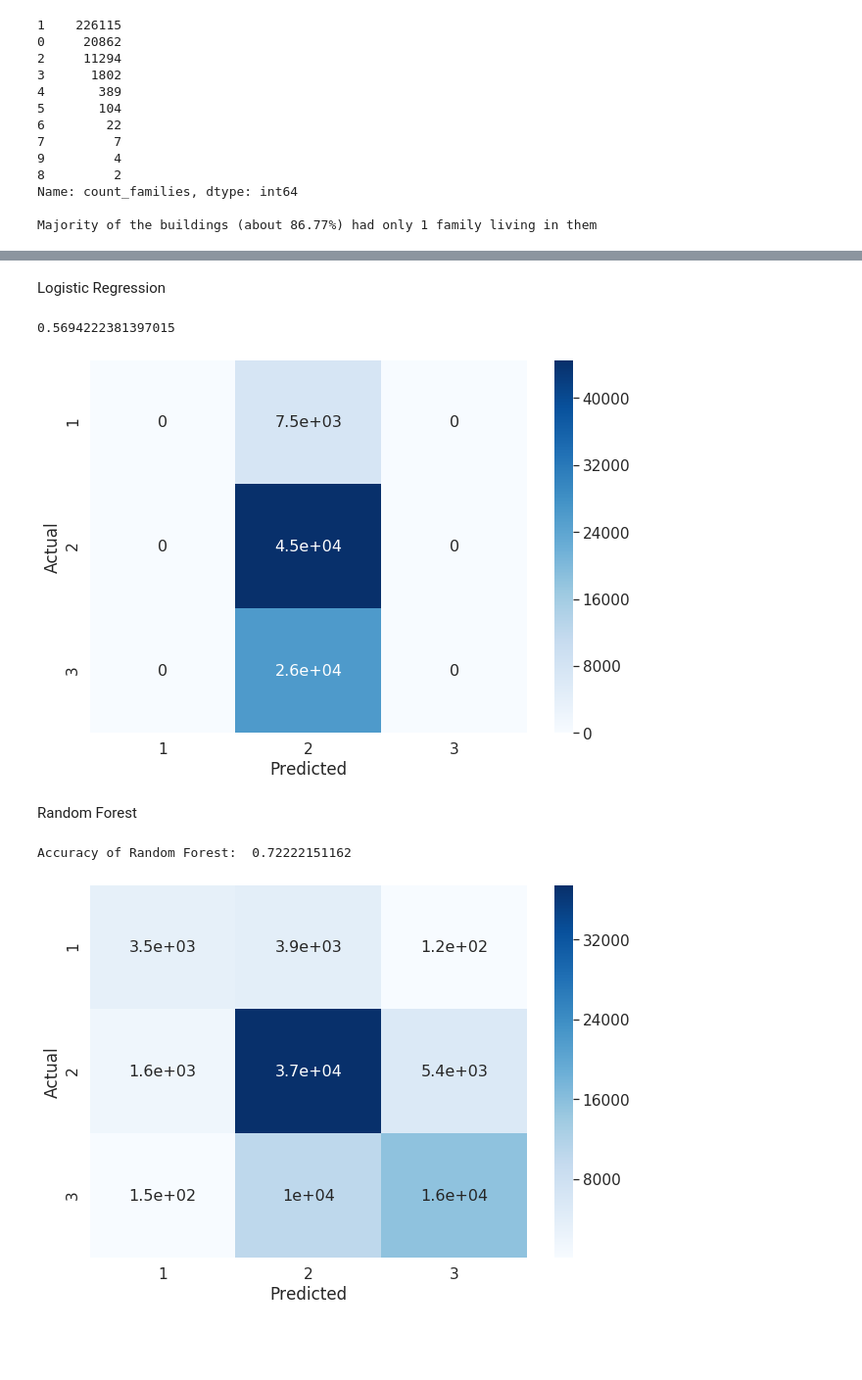
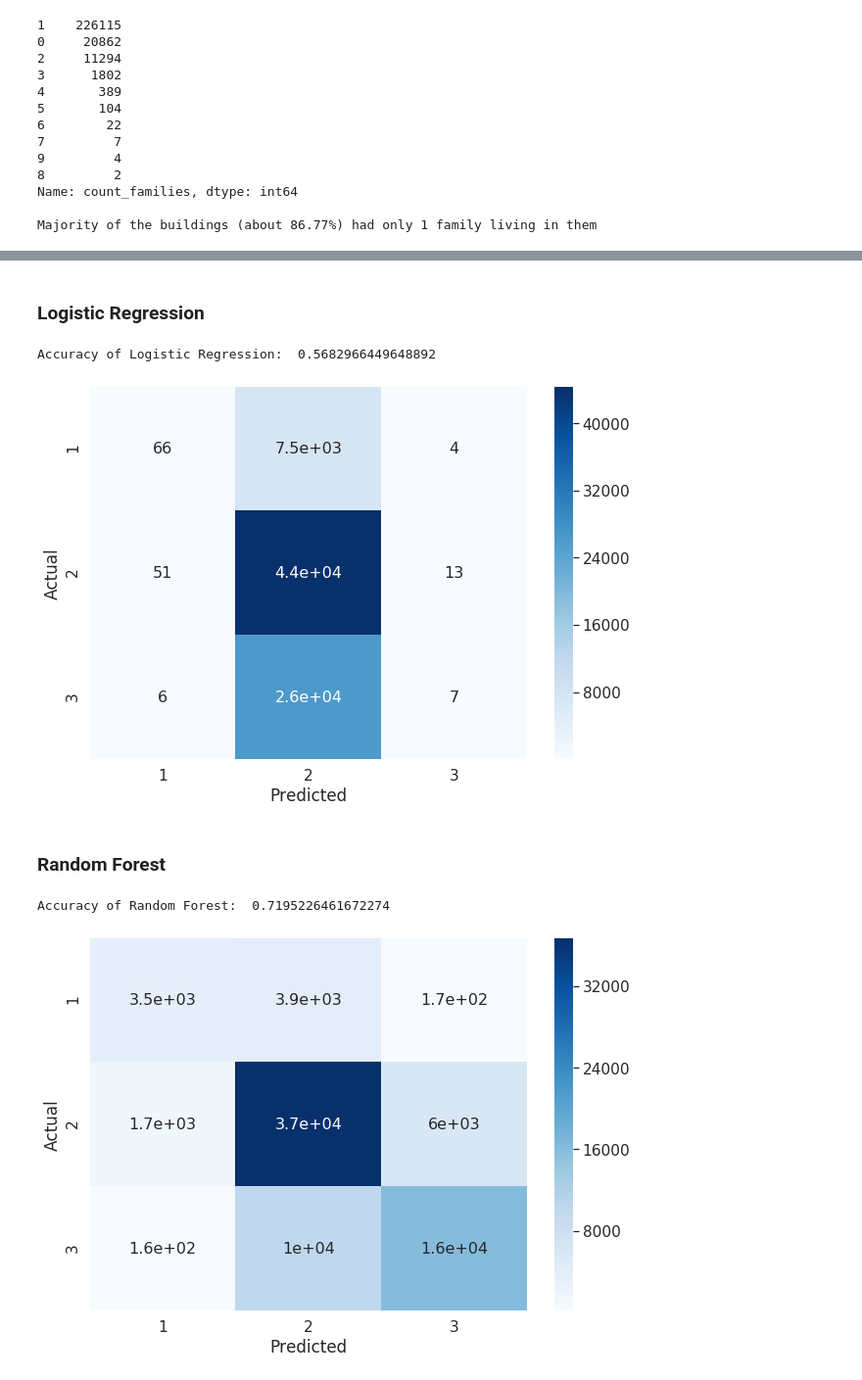
Before and after one commit to aishwarya-1/data_analytics_project, a Jupyter notebook: basic_analysis_EDA.ipynb, the cells around one changed output, grey strips where cells are left out. Shown at 98% size. Drawn from its saved outputs; the diff is of its cells as text; code cells hidden in the pictures; blank space fills up the shorter version.

```diff
--- a/basic_analysis_EDA.ipynb
+++ b/basic_analysis_EDA.ipynb
@@ -353,11 +381,10 @@ Basic Models:
 1. Logistic Regression
 2. Random Forest
 # %%
-# Import train_test_split function
-from sklearn.model_selection import train_test_split
-
 # Split dataset into training set and test set
 X_train, X_test, y_train, y_test = train_test_split(df, train_labels['damage_grade'], test_size=0.3) # 70% training and 30% test
+X_train = X_train.drop(columns = 'building_id')
+X_test  = X_test.drop (columns = 'building_id')
 # %%
 def print_confusion_matrix(y_train, y_pred):
     cm = confusion_matrix(y_train, y_pred)
@@ -370,5 +397,3 @@ def print_confusion_matrix(y_train, y_pred):
     ax = sns.heatmap(df_cm, cmap="Blues", annot=True,annot_kws={"size": 16})# font size
     ax.get_ylim()
     ax.set_ylim(3.0, 0)
-# %% [markdown]
-Logistic Regression
@@ -378,12 +400,16 @@ clf = LogisticRegression(random_state=1, solver='lbfgs',
-# %%
-predicted_labels = clf.predict(X_test)
-
-clf.score(X_test, y_test)
-# %% [output]
-0.5694222381397015
+# %% [markdown]
+### Logistic Regression
+# %%
+# Logistic Regression Model
+# Training the model using training sets and using it to make predictions
+clf = LogisticRegression(random_state=1, solver='lbfgs', multi_class='multinomial').fit(X_train, y_train)
+y_pred = clf.predict(X_test)
+
+# Model Accuracy
+print("Accuracy of Logistic Regression: ",clf.score(X_test, y_test))
+# %% [output]
+Accuracy of Logistic Regression:  0.5682966449648892
 # %%
-print_confusion_matrix(y_test, predicted_labels)
+print_confusion_matrix(y_test, y_pred)
 # %% [output]
-[figure, old version]
+[figure, new version]
-# %% [markdown]
-Random Forest
@@ -398,9 +416,19 @@ pred_labels = clf.predict(X_test)
-# %%
-# Model Accuracy
-print("Accuracy of Random Forest: ",clf.score(X_test, y_test))
-# %% [output]
-Accuracy of Random Forest:  0.72222151162
+# %% [markdown]
+### Random Forest
+# %%
+# Random Forest Model
+# Training the model using training sets and using it to make predictions
+# Create a Gaussian Classifier
+clf=RandomForestClassifier(n_estimators=100)
+
+clf.fit(X_train, y_train)
+y_pred = clf.predict(X_test)
+
+# Model Accuracy
+print("Accuracy of Random Forest: ",clf.score(X_test, y_test))
+# %% [output]
+Accuracy of Random Forest:  0.7195226461672274
 # %%
-print_confusion_matrix(y_test, pred_labels)
+print_confusion_matrix(y_test, y_pred)
 # %% [output]
-[figure, old version]
+[figure, new version]
```
Also changed, not shown: parts of 26 cells of this notebook.
